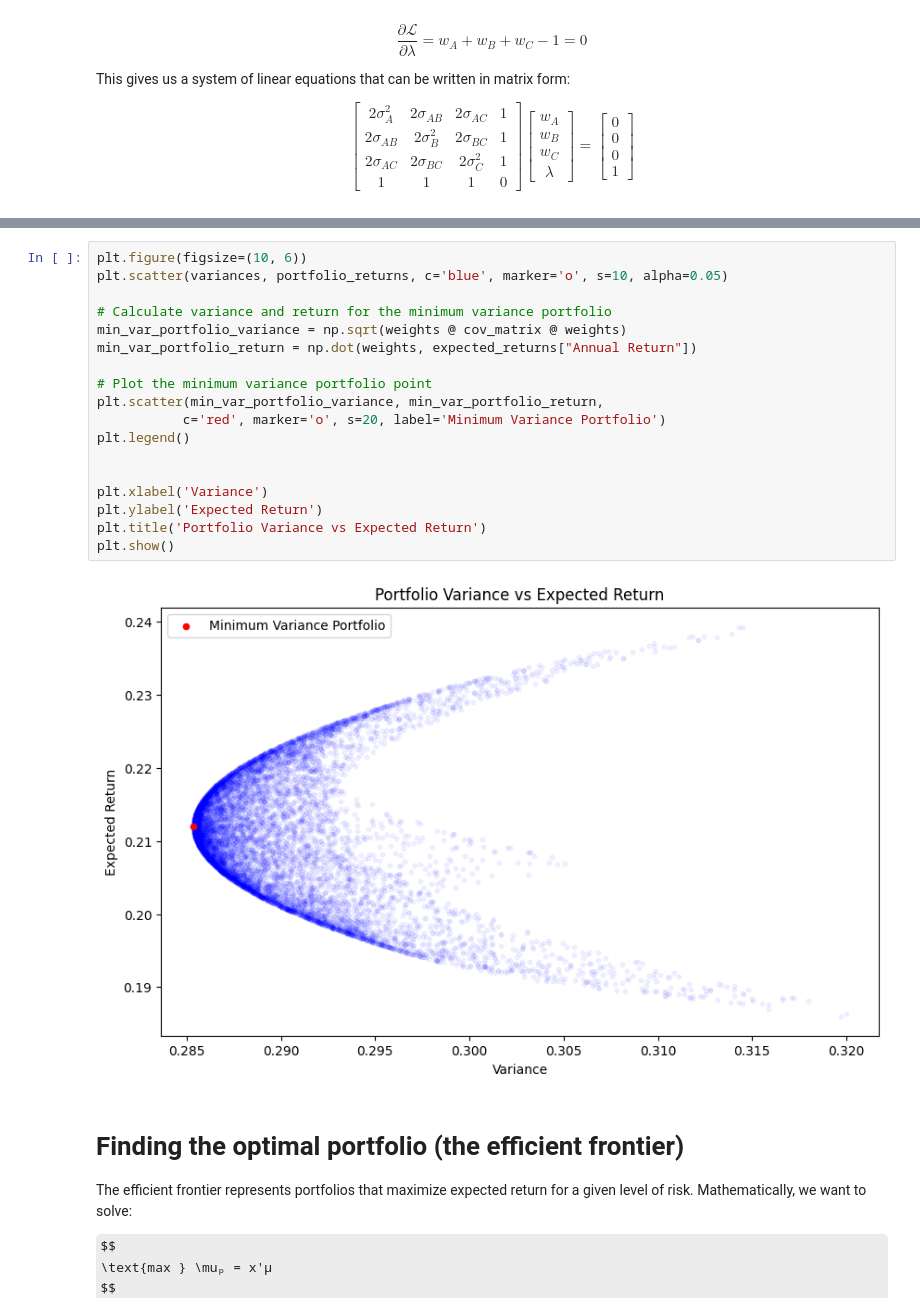
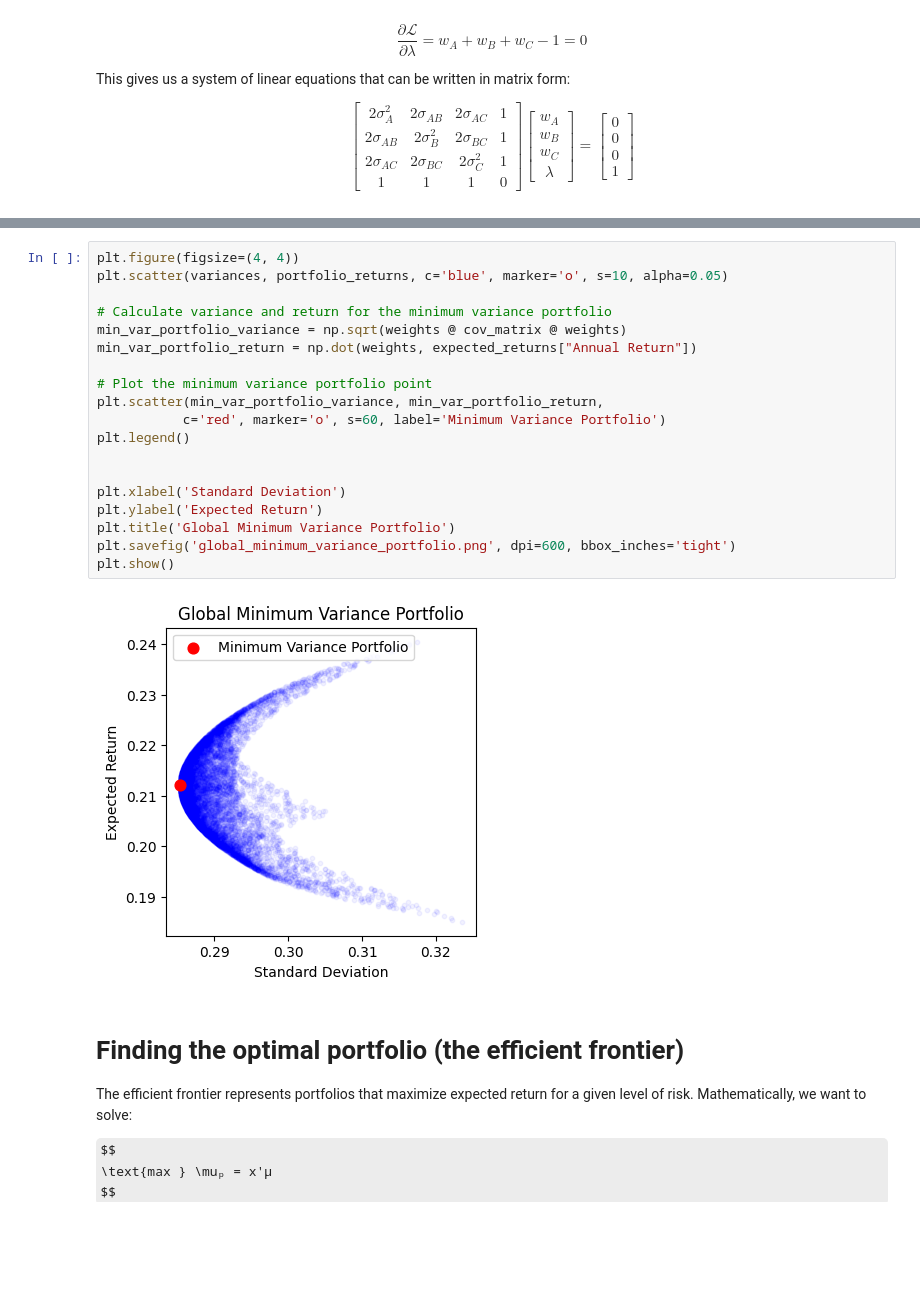
Before and after one commit to tomg223/portfolio-optimization, a Jupyter notebook: notebook.ipynb, the cells around one changed output, grey strips where cells are left out. Drawn from its saved outputs; the diff is of its cells as text; some formulas as TeX source; blank space fills up the shorter version.

```diff
--- a/notebook.ipynb
+++ b/notebook.ipynb
@@ -268,23 +268,24 @@ print(weights)
 # %%
-plt.figure(figsize=(10, 6))
+plt.figure(figsize=(4, 4))
 plt.scatter(variances, portfolio_returns, c='blue', marker='o', s=10, alpha=0.05)
 
 # Calculate variance and return for the minimum variance portfolio
 min_var_portfolio_variance = np.sqrt(weights @ cov_matrix @ weights)
 min_var_portfolio_return = np.dot(weights, expected_returns["Annual Return"])
 
 # Plot the minimum variance portfolio point
 plt.scatter(min_var_portfolio_variance, min_var_portfolio_return,
-           c='red', marker='o', s=20, label='Minimum Variance Portfolio')
+           c='red', marker='o', s=60, label='Minimum Variance Portfolio')
 plt.legend()
 
 
-plt.xlabel('Variance')
+plt.xlabel('Standard Deviation')
 plt.ylabel('Expected Return')
-plt.title('Portfolio Variance vs Expected Return')
+plt.title('Global Minimum Variance Portfolio')
+plt.savefig('global_minimum_variance_portfolio.png', dpi=600, bbox_inches='tight')
 plt.show()
 # %% [output]
-[figure, old version]
+[figure, new version]
 # %% [markdown]
 # Finding the optimal portfolio (the efficient frontier)
 
```
Also changed, not shown: parts of 9 cells of this notebook, 4 other files.
